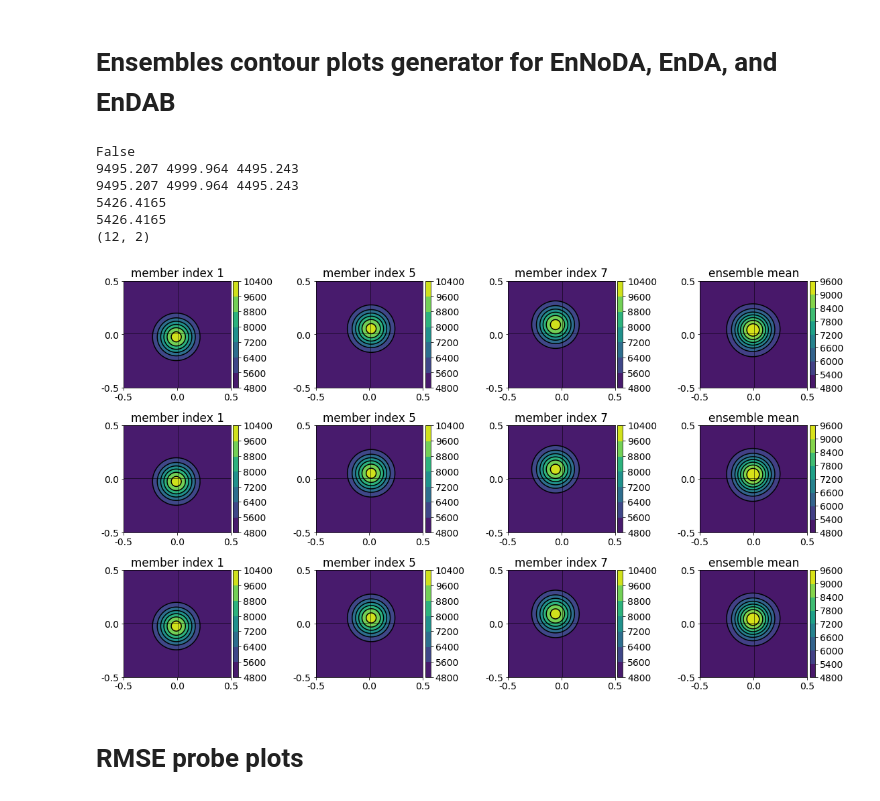
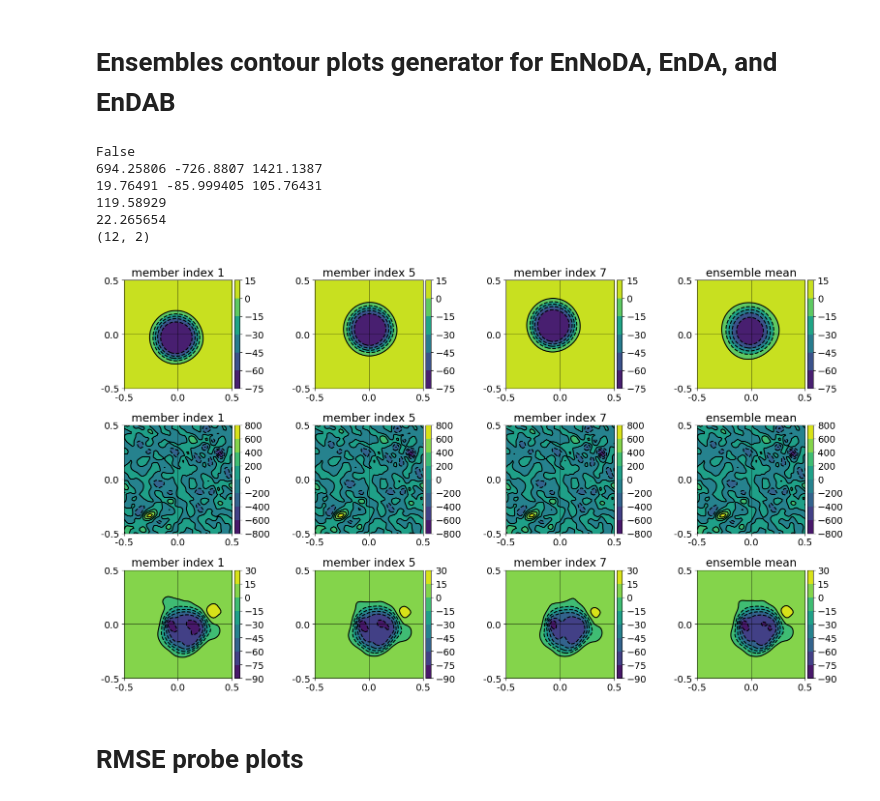
Before and after one commit to ray-chew/pyBELLA, a Jupyter notebook: visualiser_debugger/first_pub.ipynb, the cells around one changed output. Saved outputs shown, nothing was run; the diff lists cells and outputs as text; code cells hidden in the pictures.

```diff
--- a/visualiser_debugger/first_pub.ipynb
+++ b/visualiser_debugger/first_pub.ipynb
@@ -521,19 +518,21 @@ if swe:
 else:
     sfx0 = 'wdawloc_all_pp_tra_ip_nonorm_ib-0'
     sfx0 = 'wdawloc_all_debug_letkf_s10p_ib-0'
+    sfx0 = 'wdawloc_all_debug_neg_s10p_ib-0'
 sfx1 = tc.cb_suffix(1,0, '%s' %(sfx0))
 sfx_ref = 'noda_pp'
 sfx_ref = 'pp_tra_ip_nonorm_ib-0'
+sfx_ref = 'debug_neg_noda_ib-0'
 # attribute = 'rhow'
 attributes = ['rho','rhou']
-# attributes = ['p2_nodes']
-attributes = ['rho']
+attributes = ['p2_nodes']
+# attributes = ['rhoY']
 attribute = attributes[0]
 
 times = [0.0]
 tag = 'ic'
 
-times = [0.01]
+times = [1.0]
 tag = tags[9]
 
 class oo(object): pass
@@ -628,38 +627,38 @@ for bb,ens in enumerate(enses):
     ncolslen = int(len(arr_lst)/nn)
 
 narr_lst = np.array(arr_lst)
 print(narr_lst.shape)
 
 ncolslen = 4
 fs = (16,10)
 # fs = (5,5)
 pl = pt.plotter(arr_lst,ncols=ncolslen,figsize=fs,sharey=False)
 
 x_axs = [-0.5,0.0,0.5]
 y_axs = [-0.5,0.0,0.5]
 if attribute == 'p2_nodes':
     nnx, nnz = Nx, Nz
 else:
     nnx, nnz = Nx-1,Nx-1
 
 x_loc = np.linspace(0,nnx,3)
 y_loc = np.linspace(0,nnz,3)
 
 pl.set_axes(x_locs=x_loc, y_locs=y_loc, x_axs=x_axs, y_axs=y_axs, axhline = 32, axvline = 32)
 
 #         st = "Quantity is %s at time %.2f.\n%s" %(attr_labels[attribute], times[0], sfx)
 _ = pl.plot(aspect='equal',method='contour')
 lbl = 'swe' if swe else 'euler'
 # pl.save_fig('%s_enses_means' %lbl)
 # pl.save_fig('')
 # %% [output]
 False
-9495.207 4999.964 4495.243
-9495.207 4999.964 4495.243
-5426.4165
-5426.4165
+694.25806 -726.8807 1421.1387
+19.76491 -85.999405 105.76431
+119.58929
+22.265654
 (12, 2)
-[figure, old version]
+[figure, new version]
 # %% [markdown]
 # RMSE probe plots
 # %%
```
Also changed, not shown: parts of 8 cells of this notebook.
